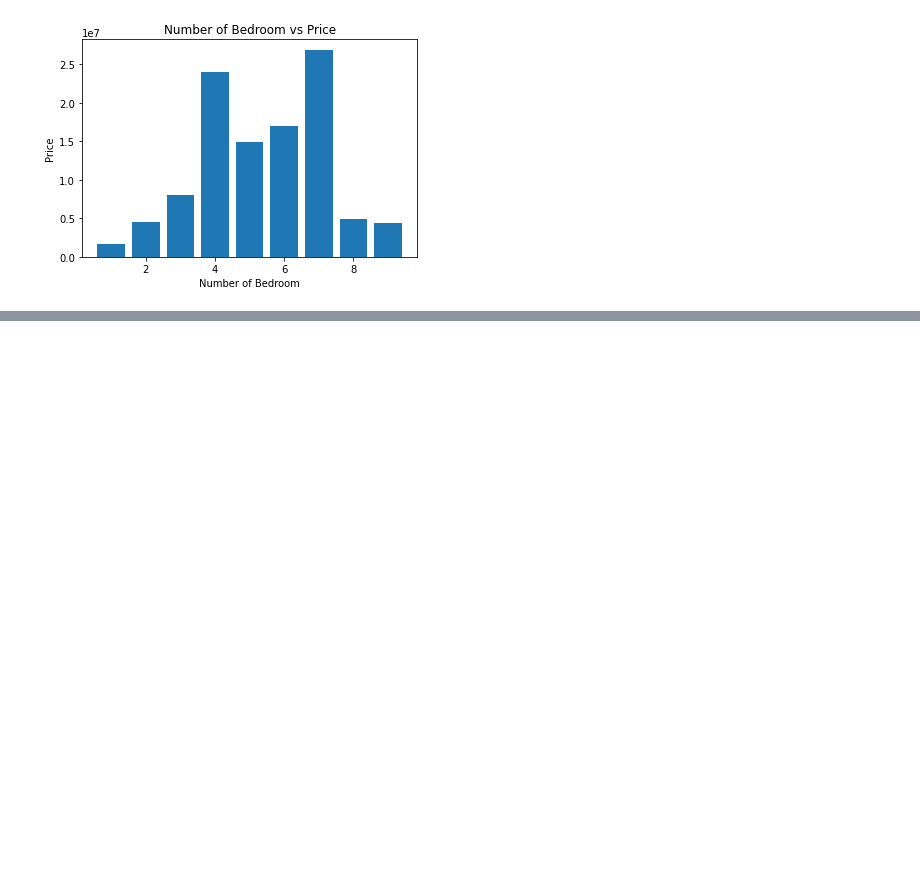
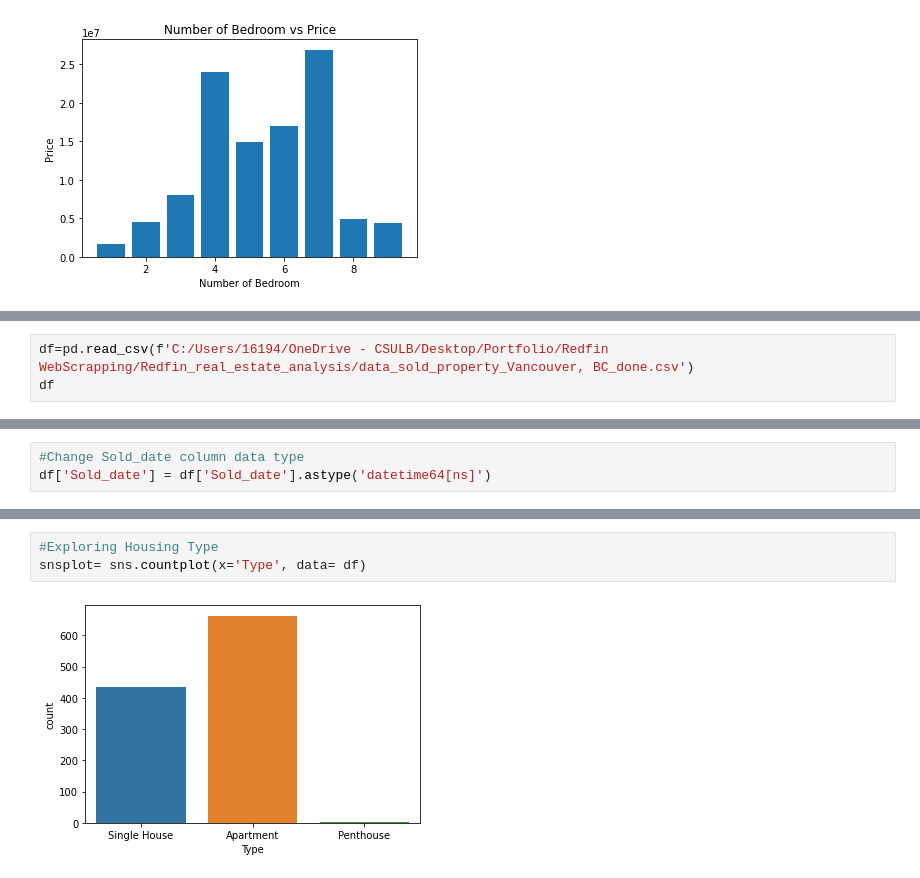
Before and after one commit to markqle/Redfin_Real_Estate_scraping-analysis, a Jupyter notebook: Redfin_Data_Analysis.ipynb, the cells around one changed output, grey strips where cells are left out. Cells and saved outputs as stored; diff of their text form; blank space fills up the shorter version.

```diff
--- a/Redfin_Data_Analysis.ipynb
+++ b/Redfin_Data_Analysis.ipynb
@@ -208,0 +213,3 @@ plt.show()
+# %%
+df=pd.read_csv(f'C:/Users/16194/OneDrive - CSULB/Desktop/Portfolio/Redfin WebScrapping/Redfin_real_estate_analysis/data_sold_property_Vancouver, BC_done.csv')
+df
@@ -208,0 +260,3 @@ plt.show()
+# %%
+#Change Sold_date column data type
+df['Sold_date'] = df['Sold_date'].astype('datetime64[ns]')
@@ -208,0 +277,5 @@ plt.show()
+# %%
+#Exploring Housing Type
+snsplot= sns.countplot(x='Type', data= df)
+# %% [output]
+[figure, added]
```
Also changed, not shown: parts of 23 cells of this notebook.
